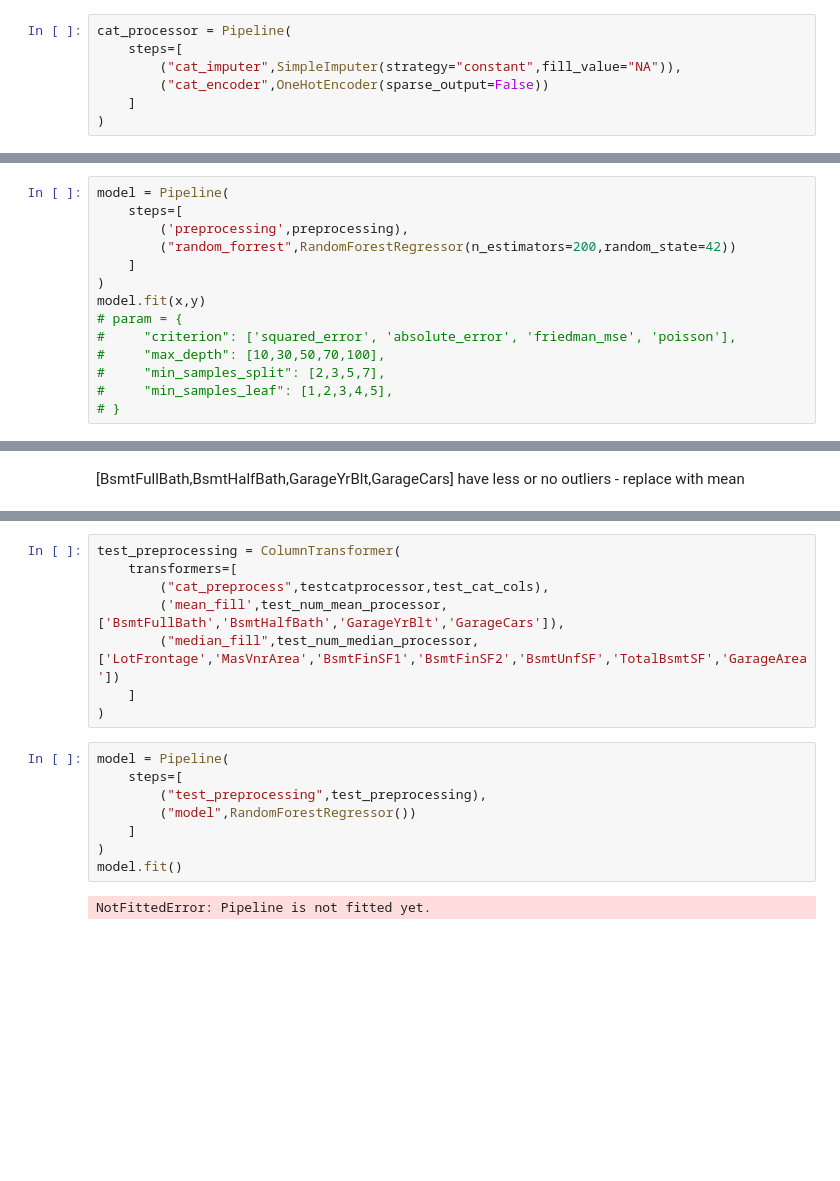
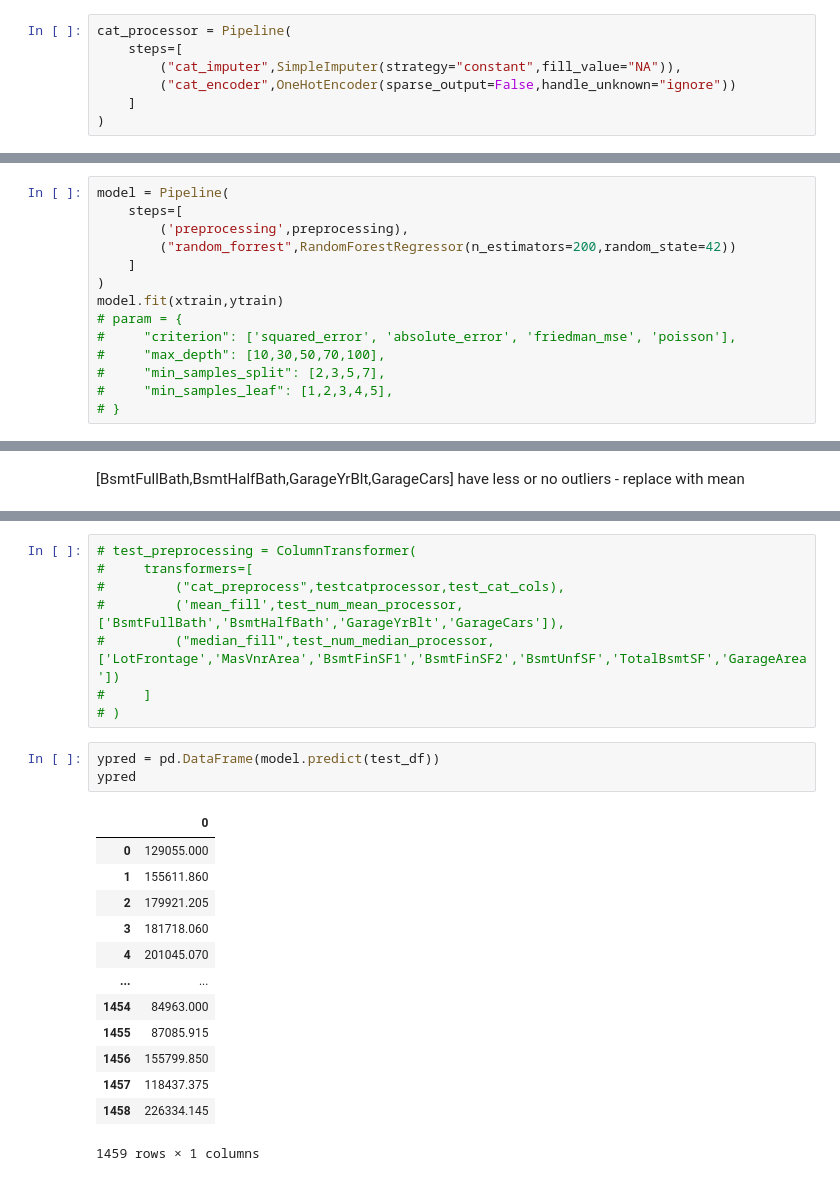
Before and after one commit to Jaimeet7/House-price-prediction-model, a Jupyter notebook: housing_price_prediction.ipynb, the cells around one changed output, grey strips where cells are left out. Drawn from its saved outputs; the diff is of its cells as text; blank space fills up the shorter version.

```diff
--- a/housing_price_prediction.ipynb
+++ b/housing_price_prediction.ipynb
@@ -92,7 +89,7 @@ numprocessor = Pipeline(
 cat_processor = Pipeline(
     steps=[
         ("cat_imputer",SimpleImputer(strategy="constant",fill_value="NA")),
-        ("cat_encoder",OneHotEncoder(sparse_output=False))
+        ("cat_encoder",OneHotEncoder(sparse_output=False,handle_unknown="ignore"))
     ]
 )
 # %%
@@ -109,7 +106,7 @@ model = Pipeline(
         ("random_forrest",RandomForestRegressor(n_estimators=200,random_state=42))
     ]
 )
-model.fit(x,y)
+model.fit(xtrain,ytrain)
 # param = {
 #     "criterion": ['squared_error', 'absolute_error', 'friedman_mse', 'poisson'],
 #     "max_depth": [10,30,50,70,100],
@@ -236,18 +259,25 @@ test_num_median_processor = Pipeline(
 # %%
-test_preprocessing = ColumnTransformer(
-    transformers=[
-        ("cat_preprocess",testcatprocessor,test_cat_cols),
-        ('mean_fill',test_num_mean_processor,['BsmtFullBath','BsmtHalfBath','GarageYrBlt','GarageCars']),
-        ("median_fill",test_num_median_processor,['LotFrontage','MasVnrArea','BsmtFinSF1','BsmtFinSF2','BsmtUnfSF','TotalBsmtSF','GarageArea'])
-    ]
-)
+# test_preprocessing = ColumnTransformer(
+#     transformers=[
+#         ("cat_preprocess",testcatprocessor,test_cat_cols),
+#         ('mean_fill',test_num_mean_processor,['BsmtFullBath','BsmtHalfBath','GarageYrBlt','GarageCars']),
+#         ("median_fill",test_num_median_processor,['LotFrontage','MasVnrArea','BsmtFinSF1','BsmtFinSF2','BsmtUnfSF','TotalBsmtSF','GarageArea'])
+#     ]
+# )
-# %%
-model = Pipeline(
-    steps=[
-        ("test_preprocessing",test_preprocessing),
-        ("model",RandomForestRegressor())
-    ]
-)
-model.fit()
-# %% [output]
-NotFittedError: Pipeline is not fitted yet.
+# %%
+ypred = pd.DataFrame(model.predict(test_df))
+ypred
+# %% [output]
+|  | 0 |
+| 0 | 129055.000 |
+| 1 | 155611.860 |
+| 2 | 179921.205 |
+| 3 | 181718.060 |
+| 4 | 201045.070 |
+| ... | ... |
+| 1454 | 84963.000 |
+| 1455 | 87085.915 |
+| 1456 | 155799.850 |
+| 1457 | 118437.375 |
+| 1458 | 226334.145 |
+1459 rows × 1 columns
```
Also changed, not shown: parts of 17 cells of this notebook.
